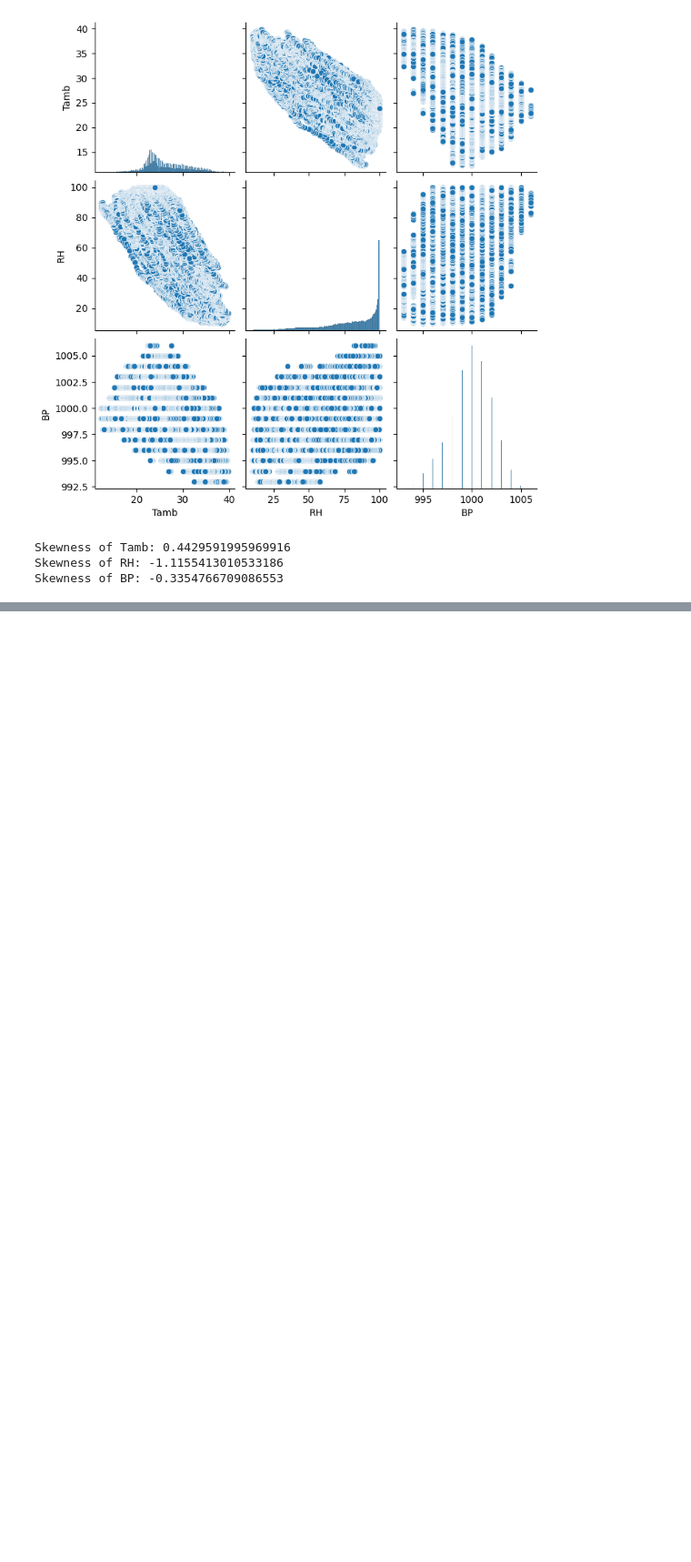
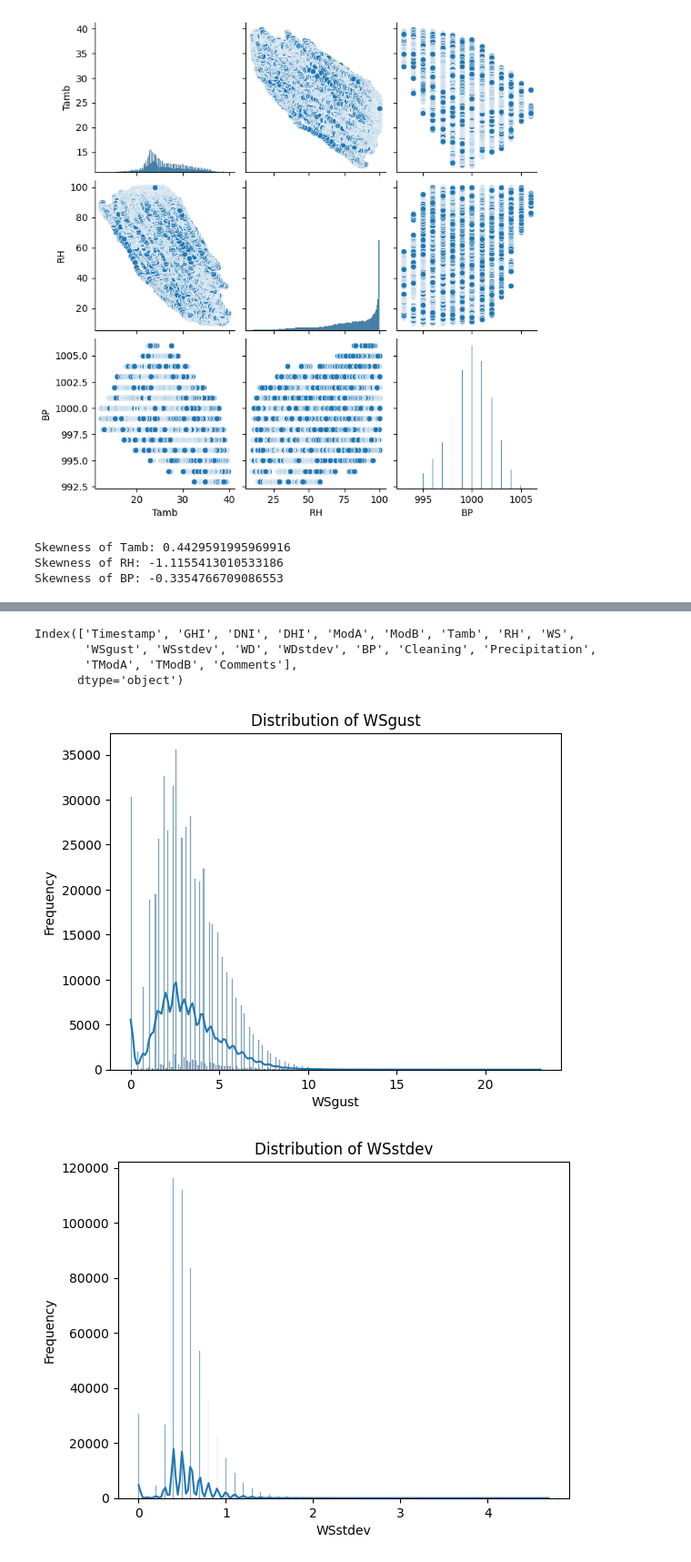
Before and after one commit to ibso99/Solar_radiation_measurment_data_analysis, a Jupyter notebook: Notebook/EDA.ipynb, the cells around one changed output, grey strips where cells are left out. Shown at 91% size. Drawn from its saved outputs; the diff is of its cells as text; code cells hidden in the pictures; blank space fills up the shorter version.

Commit message:
my third commit adding EDA for the togo dataset

```diff
--- a/Notebook/EDA.ipynb
+++ b/Notebook/EDA.ipynb
@@ -329,3 +329,10 @@ print(f"Skewness of BP: {skew(serr_dataset['BP'])}")
 Skewness of Tamb: 0.4429591995969916
 Skewness of RH: -1.1155413010533186
 Skewness of BP: -0.3354766709086553
+# %%
+# Performing EDA for # Performing EDA for togo-dapaong_qc
+# first fetching the data from local repo!
+
+togo_file_path = "C:\\Users\\ibsan\\Desktop\\week_0\\Data_set\\data\\data\\togo-dapaong_qc.csv"
+togo_dataset = pd.read_csv(togo_file_path)
+togo_dataset.head(10)
@@ -331,0 +423,18 @@ Skewness of BP: -0.3354766709086553
+# %%
+print(togo_dataset.columns)
+# %% [output]
+Index(['Timestamp', 'GHI', 'DNI', 'DHI', 'ModA', 'ModB', 'Tamb', 'RH', 'WS',
+       'WSgust', 'WSstdev', 'WD', 'WDstdev', 'BP', 'Cleaning', 'Precipitation',
+       'TModA', 'TModB', 'Comments'],
+      dtype='object')
+# %%
+# Visualizing the distribution of some variables from the datasets
+for colname in ['WSgust', 'WSstdev', 'WD']:
+    sns.histplot(togo_dataset[colname], kde=True)
+    plt.title(f'Distribution of {colname}')
+    plt.xlabel(colname)
+    plt.ylabel('Frequency')
+    plt.show()
+# %% [output]
+[figure, added]
+[figure, added]
```
Also changed, not shown: parts of 13 cells of this notebook.
